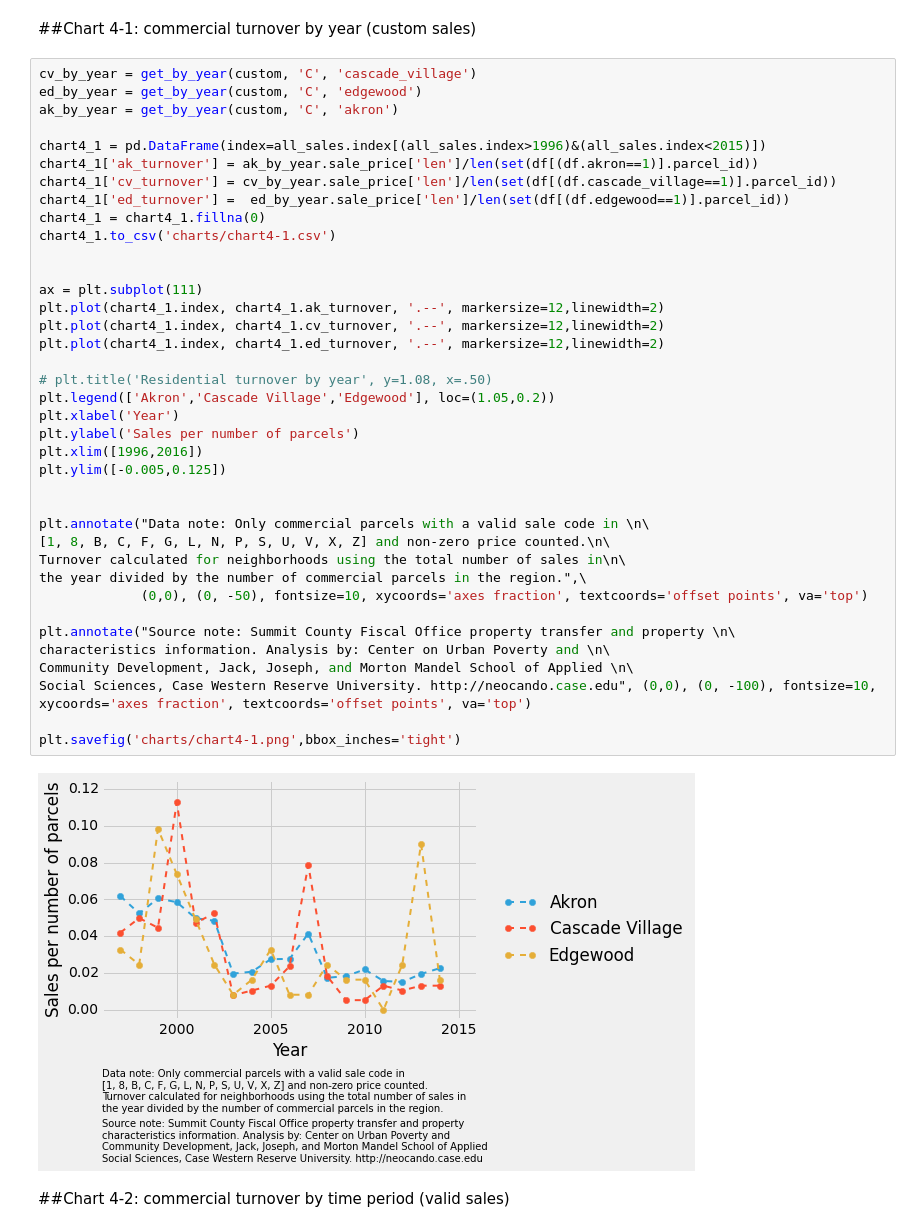
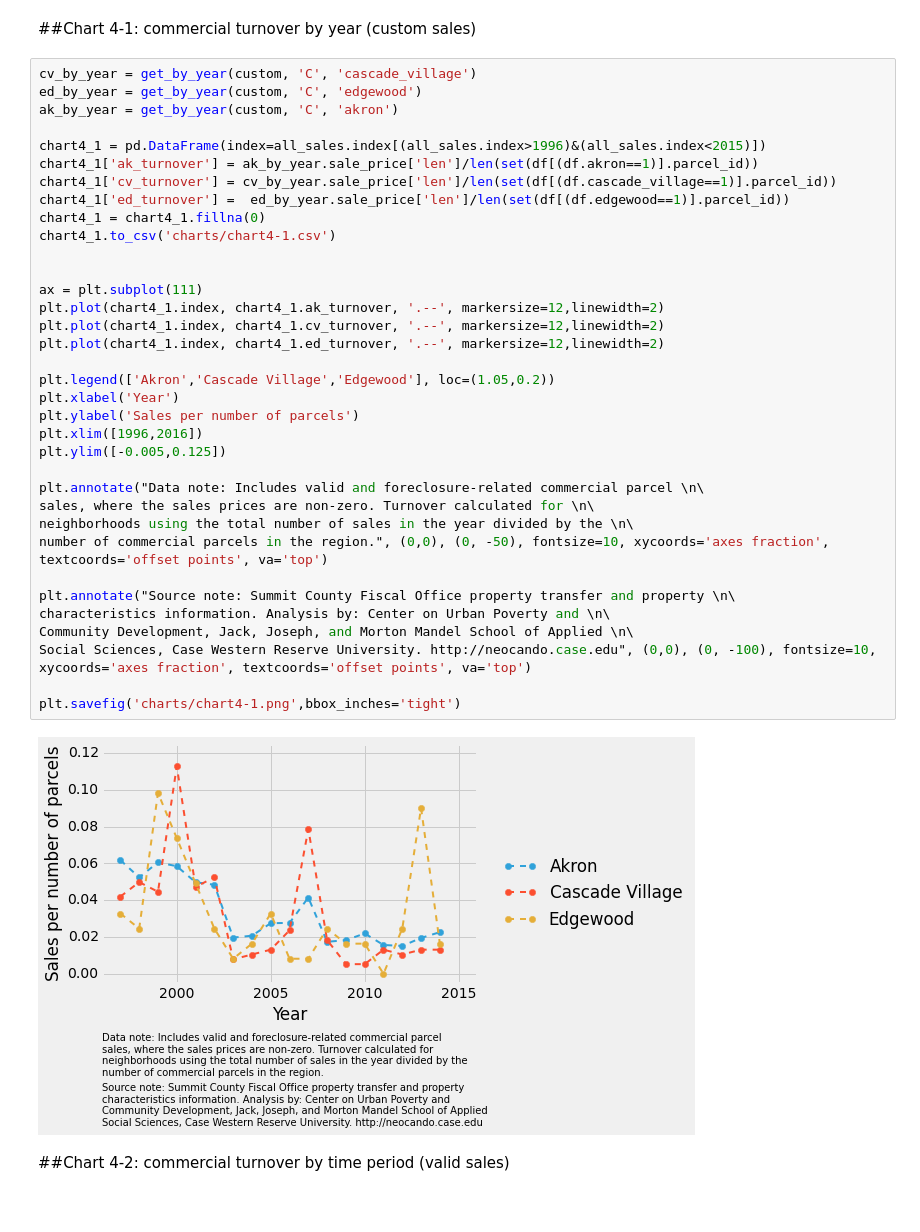
Before and after one commit to PovertyCenterCLE/akron_sales, a Jupyter notebook: Analysis Scripts/Commercial Charts.ipynb, the cells around one changed output. Cells and saved outputs as stored; diff of their text form.

```diff
--- a/Analysis Scripts/Commercial Charts.ipynb
+++ b/Analysis Scripts/Commercial Charts.ipynb
@@ -233,41 +233,38 @@ cv_by_year = get_by_year(custom, 'C', 'cascade_village')
 ed_by_year = get_by_year(custom, 'C', 'edgewood')
 ak_by_year = get_by_year(custom, 'C', 'akron')
 
 chart4_1 = pd.DataFrame(index=all_sales.index[(all_sales.index>1996)&(all_sales.index<2015)])
 chart4_1['ak_turnover'] = ak_by_year.sale_price['len']/len(set(df[(df.akron==1)].parcel_id))
 chart4_1['cv_turnover'] = cv_by_year.sale_price['len']/len(set(df[(df.cascade_village==1)].parcel_id))
 chart4_1['ed_turnover'] =  ed_by_year.sale_price['len']/len(set(df[(df.edgewood==1)].parcel_id))
 chart4_1 = chart4_1.fillna(0)
 chart4_1.to_csv('charts/chart4-1.csv')
 
 
 ax = plt.subplot(111)
 plt.plot(chart4_1.index, chart4_1.ak_turnover, '.--', markersize=12,linewidth=2)
 plt.plot(chart4_1.index, chart4_1.cv_turnover, '.--', markersize=12,linewidth=2)
 plt.plot(chart4_1.index, chart4_1.ed_turnover, '.--', markersize=12,linewidth=2)
 
-# plt.title('Residential turnover by year', y=1.08, x=.50)
 plt.legend(['Akron','Cascade Village','Edgewood'], loc=(1.05,0.2))
 plt.xlabel('Year')
 plt.ylabel('Sales per number of parcels')
 plt.xlim([1996,2016])
 plt.ylim([-0.005,0.125])
 
-
-plt.annotate("Data note: Only commercial parcels with a valid sale code in \n\
-[1, 8, B, C, F, G, L, N, P, S, U, V, X, Z] and non-zero price counted.\n\
-Turnover calculated for neighborhoods using the total number of sales in\n\
-the year divided by the number of commercial parcels in the region.",\
-             (0,0), (0, -50), fontsize=10, xycoords='axes fraction', textcoords='offset points', va='top')
+plt.annotate("Data note: Includes valid and foreclosure-related commercial parcel \n\
+sales, where the sales prices are non-zero. Turnover calculated for \n\
+neighborhoods using the total number of sales in the year divided by the \n\
+number of commercial parcels in the region.", (0,0), (0, -50), fontsize=10, xycoords='axes fraction', textcoords='offset points', va='top')
 
 plt.annotate("Source note: Summit County Fiscal Office property transfer and property \n\
 characteristics information. Analysis by: Center on Urban Poverty and \n\
 Community Development, Jack, Joseph, and Morton Mandel School of Applied \n\
 Social Sciences, Case Western Reserve University. http://neocando.case.edu", (0,0), (0, -100), fontsize=10, xycoords='axes fraction', textcoords='offset points', va='top')
 
 plt.savefig('charts/chart4-1.png',bbox_inches='tight')
 # %% [output]
-[figure, old version]
+[figure, new version]
 # %% [markdown]
 ##Chart 4-2: commercial turnover by time period (valid sales)
 # %%
```
Also changed, not shown: parts of 7 cells of this notebook, 1 other file.
